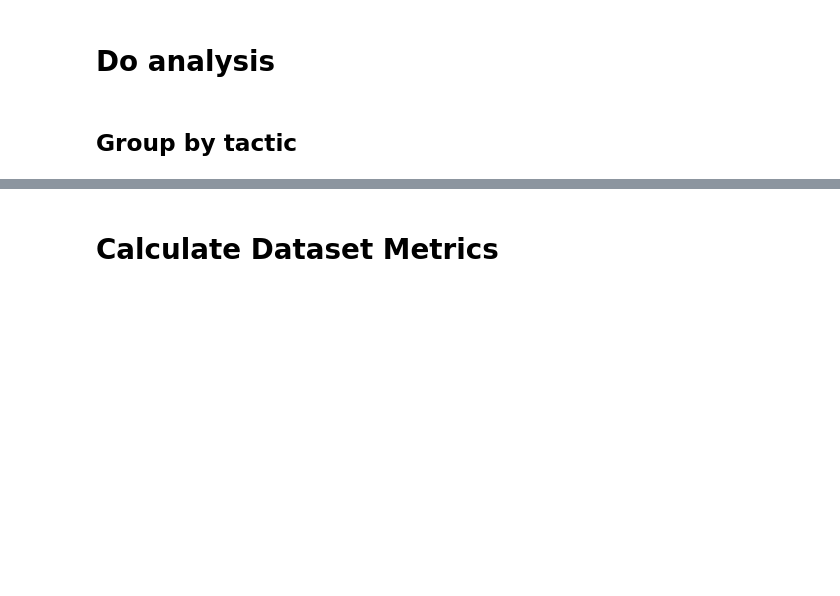
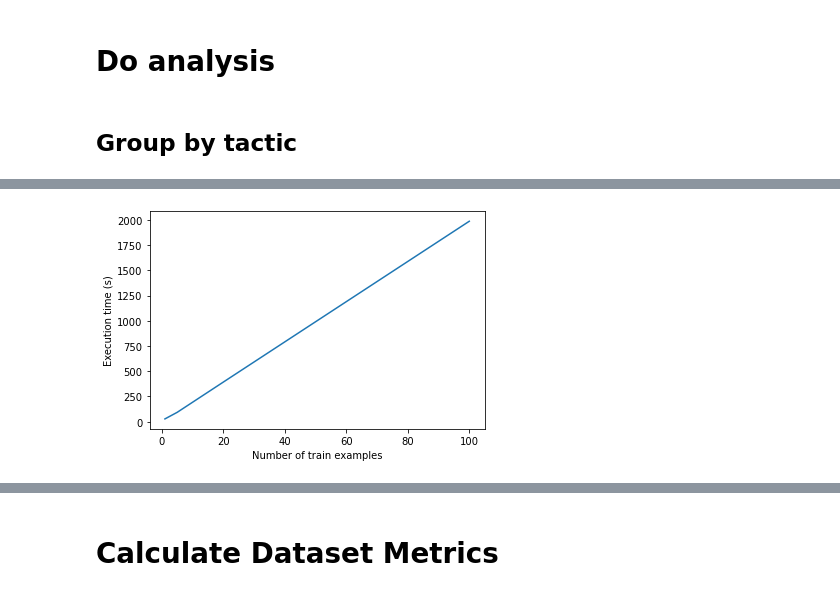
Before and after one commit to AbhijeetKrishnan/Popper, a Jupyter notebook: analysis.ipynb, the cells around one changed output, grey strips where cells are left out. Drawn from its saved outputs; the diff is of its cells as text; code cells hidden in the pictures; blank space fills up the shorter version.

```diff
--- a/analysis.ipynb
+++ b/analysis.ipynb
@@ -61,0 +125,7 @@ list(final.index)
+# %%
+plt.plot(num_exs, time_vals)
+plt.xlabel('Number of train examples')
+plt.ylabel('Execution time (s)')
+plt.show()
+# %% [output]
+[figure, added]
```
Also changed, not shown: parts of 12 cells of this notebook, 2 other files.
